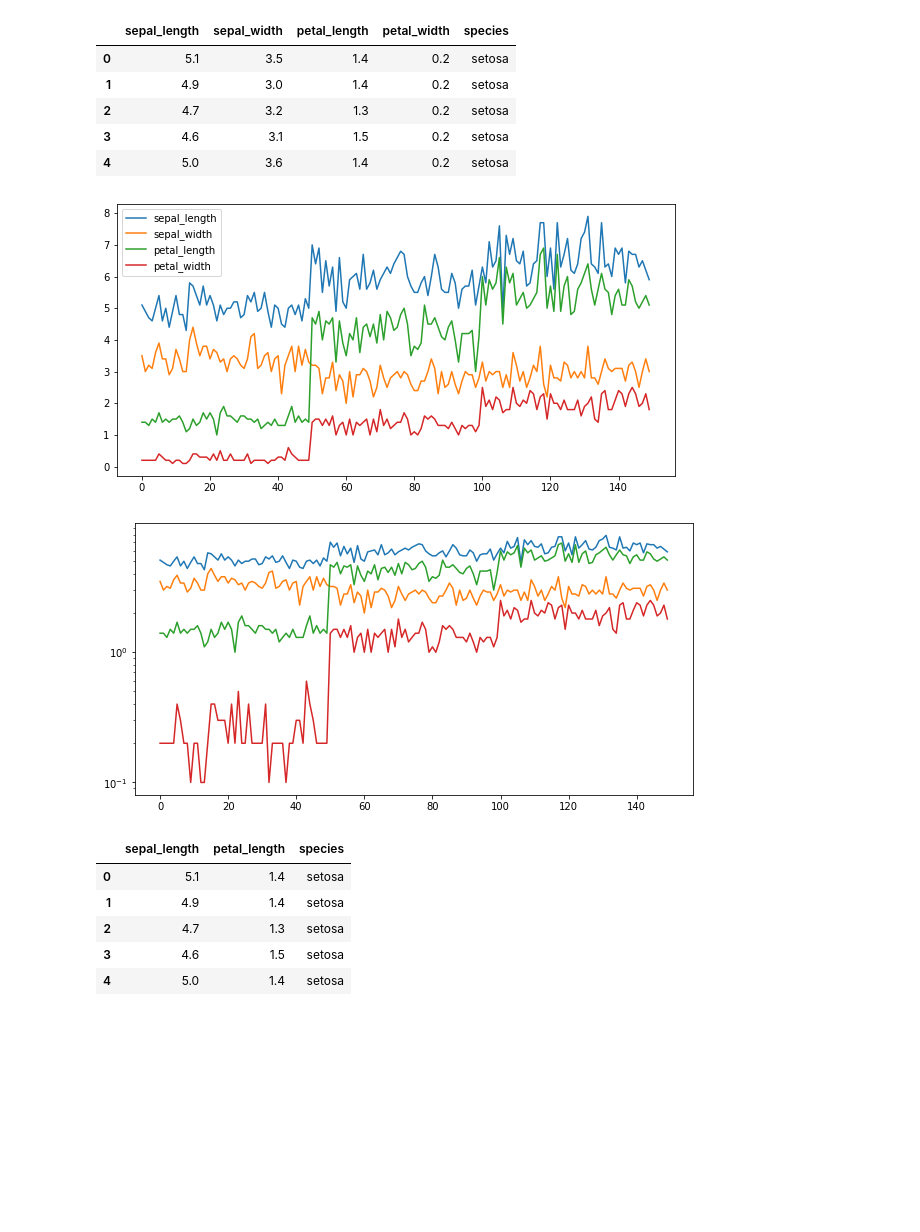
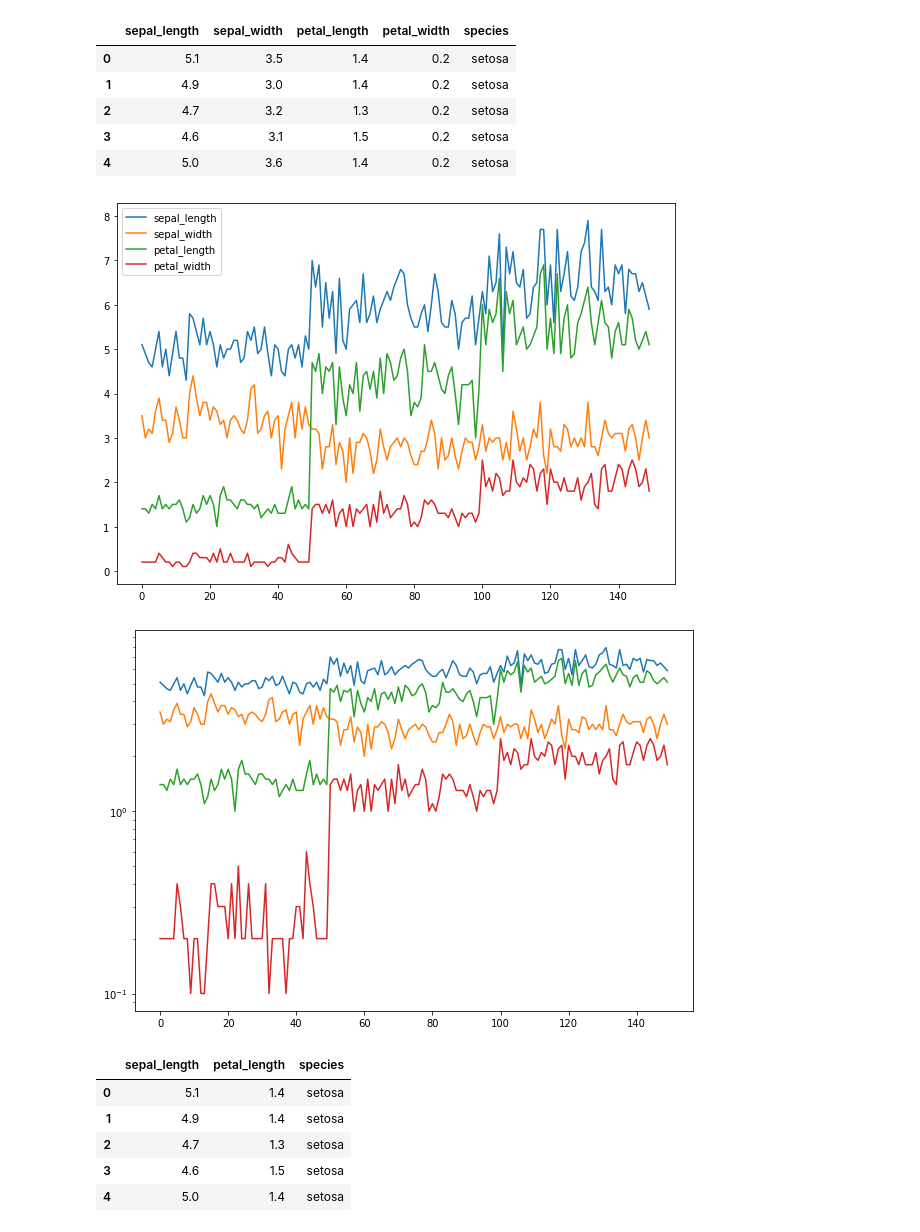
Before and after one commit to mareksturek/data-visualization, a Jupyter notebook: notebooks/viz_iris_dataset.ipynb, the cells around one changed output. Saved outputs shown, nothing was run; the diff lists cells and outputs as text; code cells hidden in the pictures; blank space fills up the shorter version.

```diff
--- a/notebooks/viz_iris_dataset.ipynb
+++ b/notebooks/viz_iris_dataset.ipynb
@@ -87,13 +87,13 @@ iris.head()
 | 3 | 4.6 | 3.1 | 1.5 | 0.2 | setosa |
 | 4 | 5.0 | 3.6 | 1.4 | 0.2 | setosa |
 # %%
-iris.plot(figsize = (10, 5));
+iris.plot(figsize = (10, 7));
 # %% [output]
-[figure, old version]
+[figure, new version]
 # %%
-iris.plot(legend = False, figsize = (10, 5), logy = True);
+iris.plot(legend = False, figsize = (10, 7), logy = True);
 # %% [output]
-[figure, old version]
+[figure, new version]
 # %%
 x = iris.drop(labels=['sepal_width', 'petal_width'], axis = 1)
 x.head()
```
Also changed, not shown: parts of 11 cells of this notebook.
